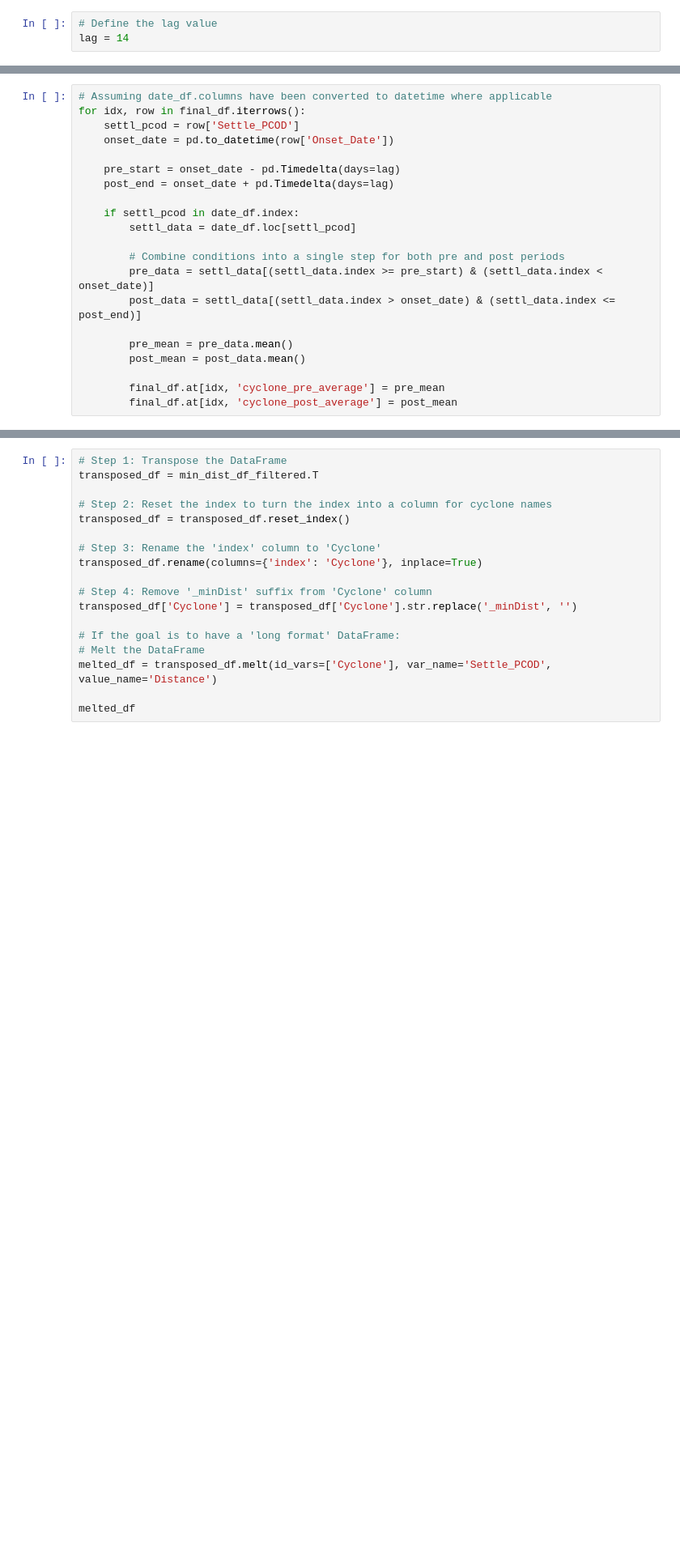
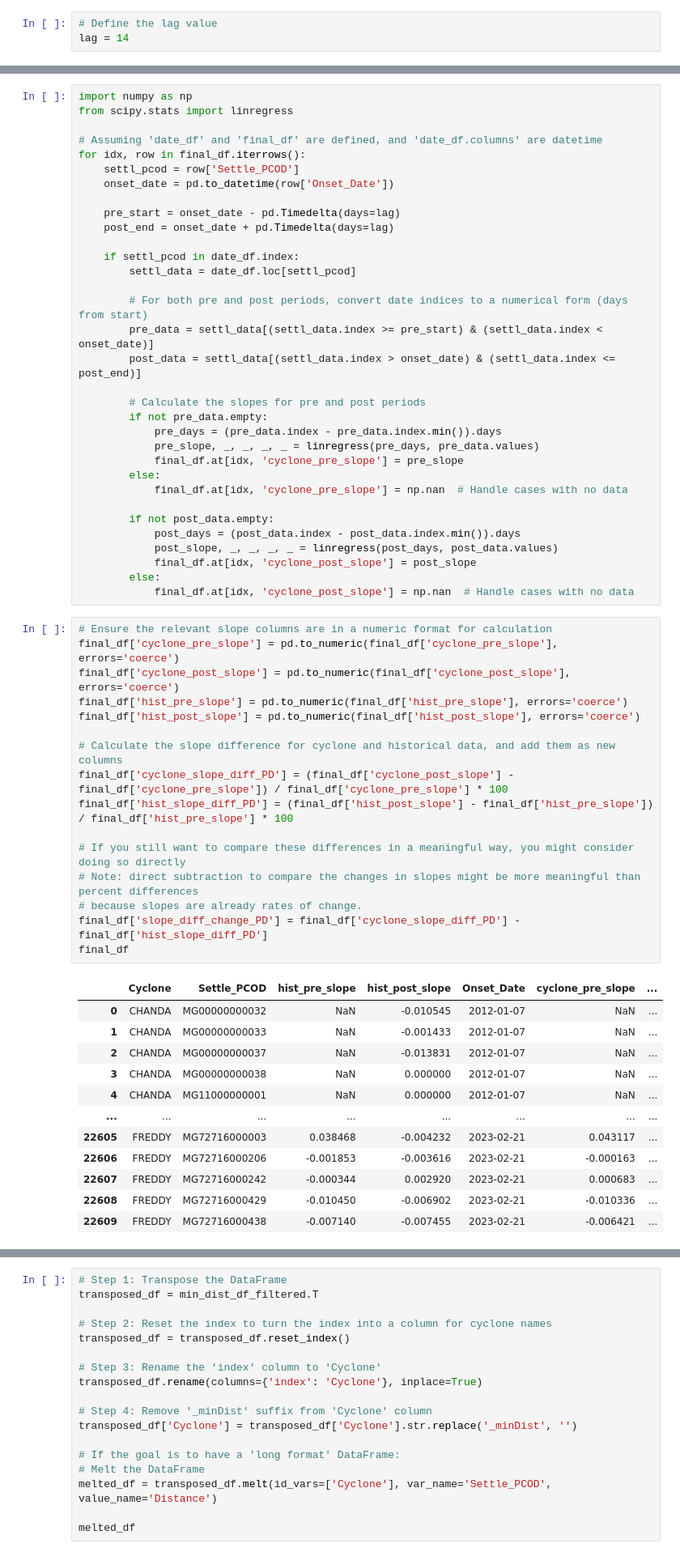
Before and after one commit to nafroze/Cylone-heatmaps, a Jupyter notebook: slope_plots.ipynb, the cells around one changed output, grey strips where cells are left out. Shown: that part at 81% size. Drawn from its saved outputs; the diff is of its cells as text; blank space fills up the shorter version.

```diff
--- a/slope_plots.ipynb
+++ b/slope_plots.ipynb
@@ -128,5 +118,8 @@ final_df
 # %%
-# Assuming date_df.columns have been converted to datetime where applicable
+import numpy as np
+from scipy.stats import linregress
+
+# Assuming 'date_df' and 'final_df' are defined, and 'date_df.columns' are datetime
 for idx, row in final_df.iterrows():
     settl_pcod = row['Settle_PCOD']
     onset_date = pd.to_datetime(row['Onset_Date'])
@@ -137,12 +130,50 @@ for idx, row in final_df.iterrows():
     if settl_pcod in date_df.index:
         settl_data = date_df.loc[settl_pcod]
 
-        # Combine conditions into a single step for both pre and post periods
+        # For both pre and post periods, convert date indices to a numerical form (days from start)
         pre_data = settl_data[(settl_data.index >= pre_start) & (settl_data.index < onset_date)]
         post_data = settl_data[(settl_data.index > onset_date) & (settl_data.index <= post_end)]
 
-        pre_mean = pre_data.mean()
-        post_mean = post_data.mean()
+        # Calculate the slopes for pre and post periods
+        if not pre_data.empty:
+            pre_days = (pre_data.index - pre_data.index.min()).days
+            pre_slope, _, _, _, _ = linregress(pre_days, pre_data.values)
+            final_df.at[idx, 'cyclone_pre_slope'] = pre_slope
+        else:
+            final_df.at[idx, 'cyclone_pre_slope'] = np.nan  # Handle cases with no data
 
-        final_df.at[idx, 'cyclone_pre_average'] = pre_mean
-        final_df.at[idx, 'cyclone_post_average'] = post_mean
+        if not post_data.empty:
+            post_days = (post_data.index - post_data.index.min()).days
+            post_slope, _, _, _, _ = linregress(post_days, post_data.values)
+            final_df.at[idx, 'cyclone_post_slope'] = post_slope
+        else:
+            final_df.at[idx, 'cyclone_post_slope'] = np.nan  # Handle cases with no data
+# %%
+# Ensure the relevant slope columns are in a numeric format for calculation
+final_df['cyclone_pre_slope'] = pd.to_numeric(final_df['cyclone_pre_slope'], errors='coerce')
+final_df['cyclone_post_slope'] = pd.to_numeric(final_df['cyclone_post_slope'], errors='coerce')
+final_df['hist_pre_slope'] = pd.to_numeric(final_df['hist_pre_slope'], errors='coerce')
+final_df['hist_post_slope'] = pd.to_numeric(final_df['hist_post_slope'], errors='coerce')
+
+# Calculate the slope difference for cyclone and historical data, and add them as new columns
+final_df['cyclone_slope_diff_PD'] = (final_df['cyclone_post_slope'] - final_df['cyclone_pre_slope']) / final_df['cyclone_pre_slope'] * 100
+final_df['hist_slope_diff_PD'] = (final_df['hist_post_slope'] - final_df['hist_pre_slope']) / final_df['hist_pre_slope'] * 100
+
+# If you still want to compare these differences in a meaningful way, you might consider doing so directly
+# Note: direct subtraction to compare the changes in slopes might be more meaningful than percent differences
+# because slopes are already rates of change.
+final_df['slope_diff_change_PD'] = final_df['cyclone_slope_diff_PD'] - final_df['hist_slope_diff_PD']
+final_df
+# %% [output]
+|  | Cyclone | Settle_PCOD | hist_pre_slope | hist_post_slope | Onset_Date | cyclone_pre_slope | ... |
+| 0 | CHANDA | MG00000000032 | NaN | -0.010545 | 2012-01-07 | NaN | ... |
+| 1 | CHANDA | MG00000000033 | NaN | -0.001433 | 2012-01-07 | NaN | ... |
+| 2 | CHANDA | MG00000000037 | NaN | -0.013831 | 2012-01-07 | NaN | ... |
+| 3 | CHANDA | MG00000000038 | NaN | 0.000000 | 2012-01-07 | NaN | ... |
+| 4 | CHANDA | MG11000000001 | NaN | 0.000000 | 2012-01-07 | NaN | ... |
+| ... | ... | ... | ... | ... | ... | ... | ... |
+| 22605 | FREDDY | MG72716000003 | 0.038468 | -0.004232 | 2023-02-21 | 0.043117 | ... |
+| 22606 | FREDDY | MG72716000206 | -0.001853 | -0.003616 | 2023-02-21 | -0.000163 | ... |
+| 22607 | FREDDY | MG72716000242 | -0.000344 | 0.002920 | 2023-02-21 | 0.000683 | ... |
+| 22608 | FREDDY | MG72716000429 | -0.010450 | -0.006902 | 2023-02-21 | -0.010336 | ... |
+| 22609 | FREDDY | MG72716000438 | -0.007140 | -0.007455 | 2023-02-21 | -0.006421 | ... |
```
Also changed, not shown: parts of 24 cells of this notebook.
